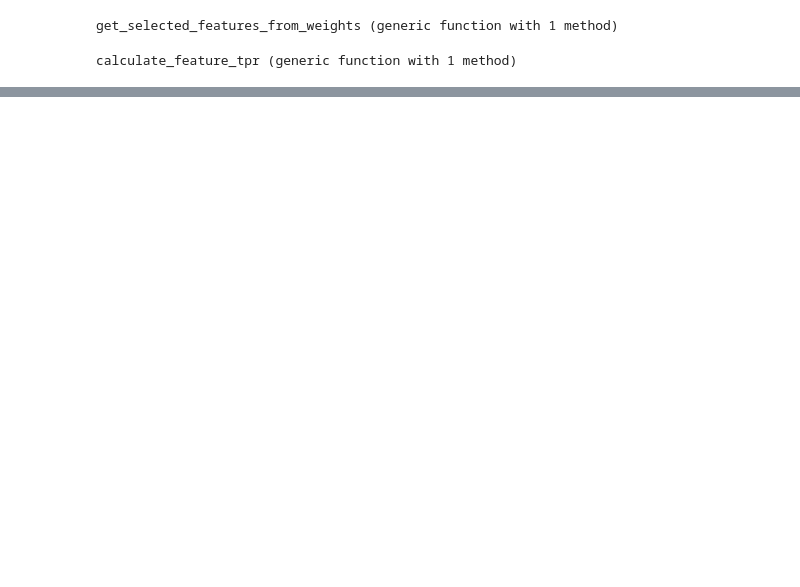
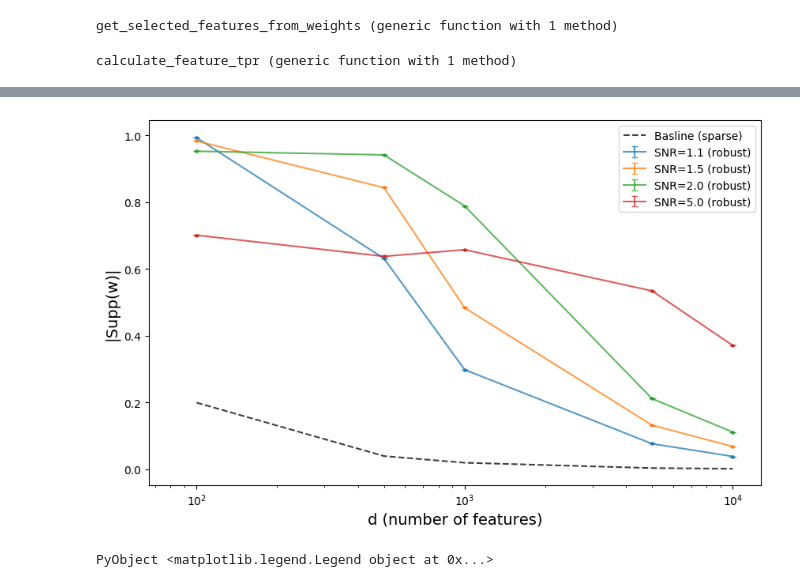
Before and after one commit to jivanhoe/sparse-k-means, a Jupyter notebook: notebooks/feature_recovery.ipynb, the cells around one changed output, grey strips where cells are left out. Drawn from its saved outputs; the diff is of its cells as text; code cells hidden in the pictures; blank space fills up the shorter version.

```diff
--- a/notebooks/feature_recovery.ipynb
+++ b/notebooks/feature_recovery.ipynb
@@ -139,0 +200,20 @@ robust_accruacy = [
+# %%
+robust_color = ["tab:blue", "tab:orange", "tab:green", "tab:red"]
+plt.figure(figsize=(10,6))
+for (i, SNR) in enumerate(SNR_grid)
+    plt.errorbar(
+        d_grid,
+        robust_df[robust_df[:,:SNR] .== SNR, :selected_feature_count_mean] ./ d_grid,
+        robust_df[robust_df[:,:SNR] .== SNR, :selected_feature_count_std]/sqrt(num_trials) ./ (d_grid.^2),
+        color=robust_color[i], label="SNR=$SNR (robust)", alpha=0.75, capsize=3)
+    plt.scatter(d_grid, robust_df[robust_df[:,:SNR] .== SNR, :selected_feature_count_mean] ./ d_grid,
+        color=robust_color[i], s=5)
+end
+plt.plot(d_grid, 20 ./ d_grid, c="k", linestyle="--", alpha=0.75, label="Basline (sparse)")
+plt.xlabel("d (number of features)", fontsize=14)
+plt.ylabel("|Supp(w)|", fontsize=14)
+plt.xscale("log")
+plt.legend()
+# %% [output]
+[figure, added]
+PyObject <matplotlib.legend.Legend object at 0x...>
```
Also changed, not shown: parts of 12 cells of this notebook, 7 other files.
